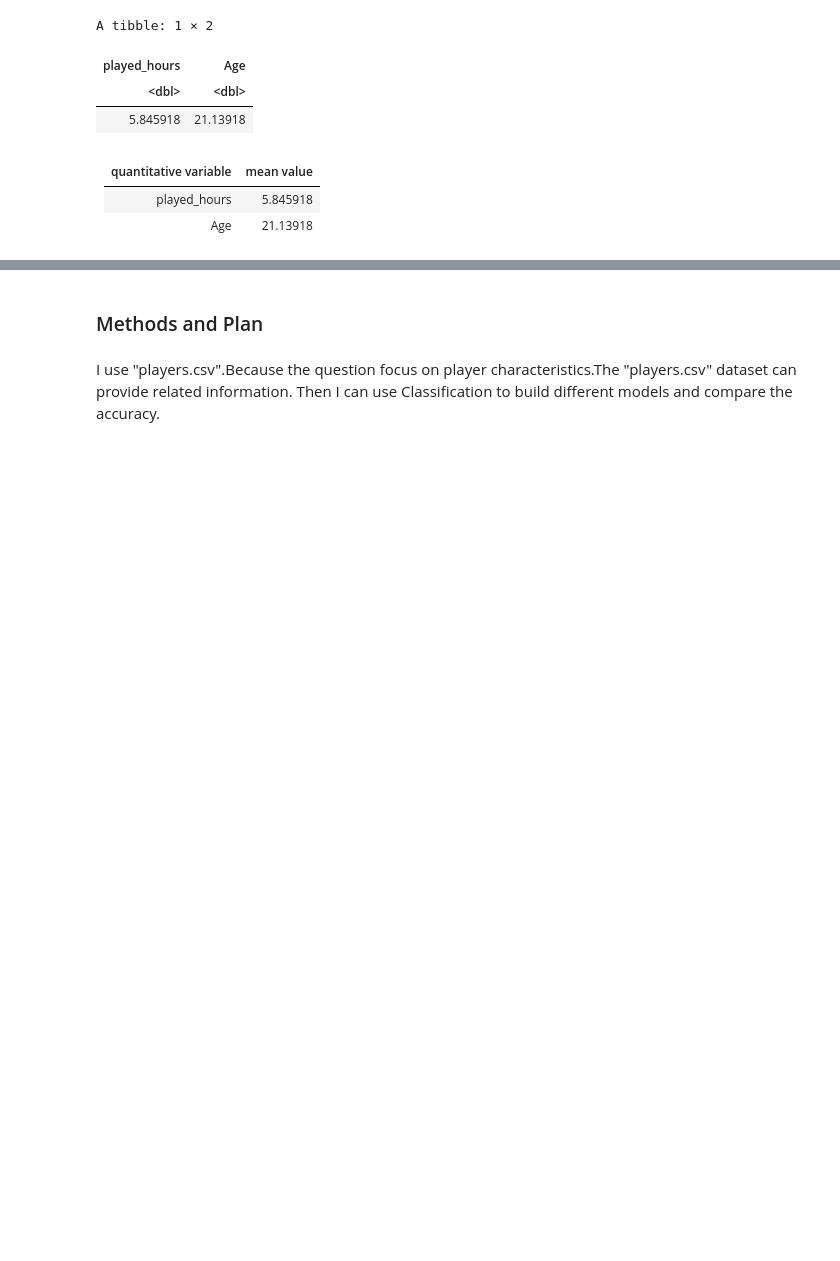
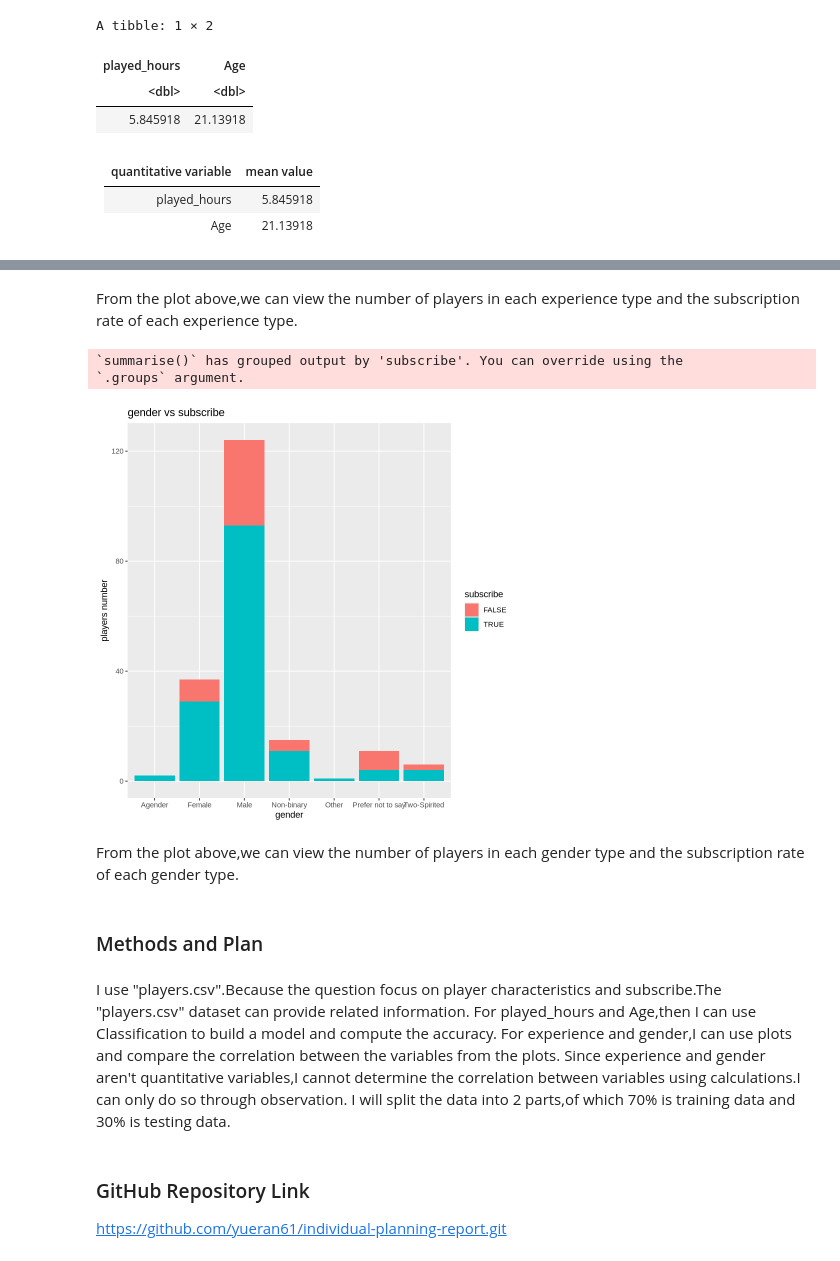
Before and after one commit to yueran61/individual-planning-report, a Jupyter notebook: individual planning report .ipynb, the cells around one changed output, grey strips where cells are left out. Cells and saved outputs as stored; diff of their text form; code cells hidden in the pictures; blank space fills up the shorter version.

Commit message:
change4
add github link

```diff
--- a/individual planning report .ipynb
+++ b/individual planning report .ipynb
@@ -62,5 +90,26 @@ A tibble: 1 × 2
+# %% [markdown]
+From the plot above,we can view the number of players in each experience type and the subscription rate of each experience type.
+# %%
+players2 <- group_by(players,subscribe,gender)|>
+summarize(number=n())
+ggplot(players2,aes(x=gender,y=number,fill=subscribe))+
+       geom_bar(stat="identity")+
+labs(x="gender",y="players number",fill="subscribe",
+     title="gender vs subscribe")
+# %% [output]
+`summarise()` has grouped output by 'subscribe'. You can override using the
+`.groups` argument.
+[figure, added]
+# %% [markdown]
+From the plot above,we can view the number of players in each gender type and the subscription rate of each gender type.
 # %% [markdown]
 ### Methods and Plan
 # %% [markdown]
-I use "players.csv".Because the question focus on player characteristics.The "players.csv" dataset can provide related information.</p>
-Then I can use Classification to build different models and compare the accuracy.
+I use "players.csv".Because the question focus on player characteristics and subscribe.The "players.csv" dataset can provide related information.</p>
+For played_hours and Age,then I can use Classification to build a model and compute the accuracy.
+For experience and gender,I can use plots and compare the correlation between the variables from the plots.</p>
+Since experience and gender aren't quantitative variables,I cannot determine the correlation between variables using calculations.I can only do so through observation.</p>
+I will split the data into 2 parts,of which 70% is training data and 30% is testing data.
+# %% [markdown]
+### GitHub Repository Link
+https://github.com/yueran61/individual-planning-report.git
```
Also changed, not shown: parts of 5 cells of this notebook.
